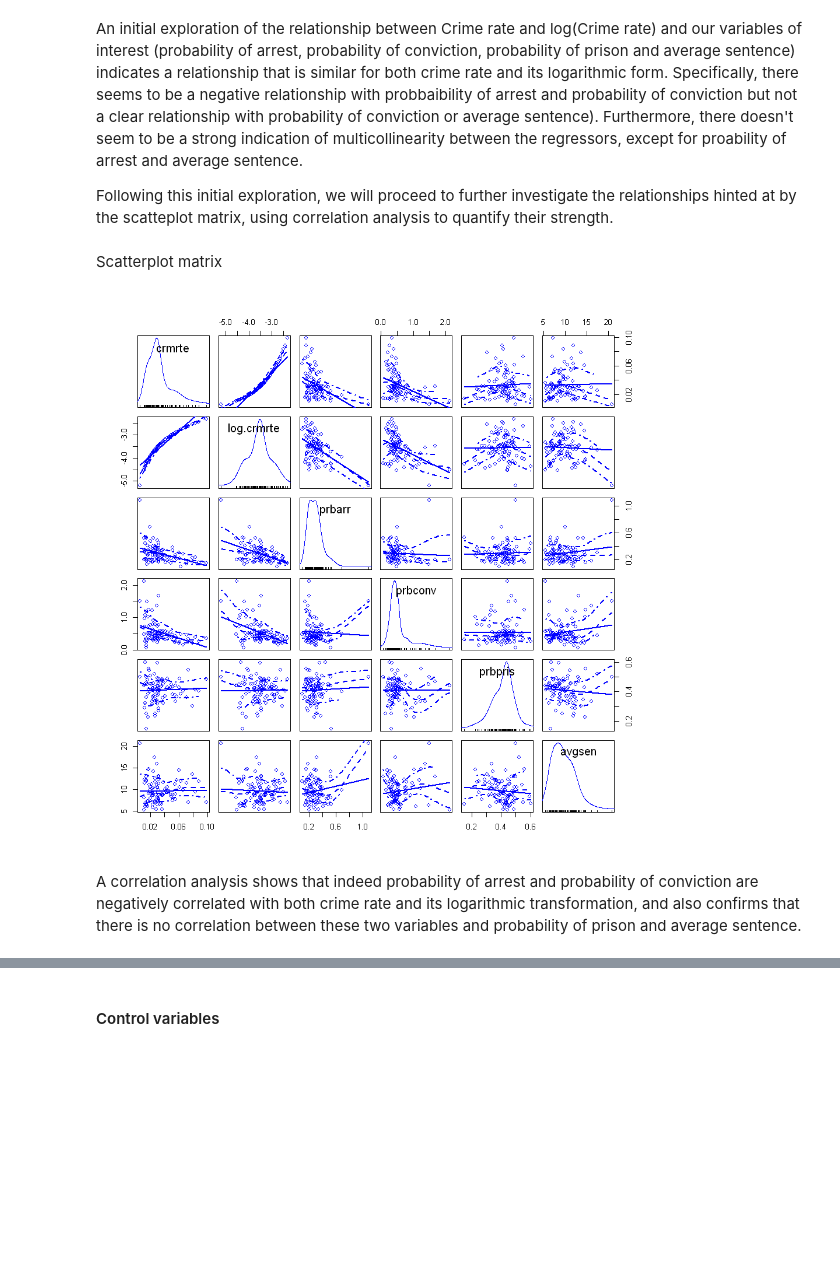
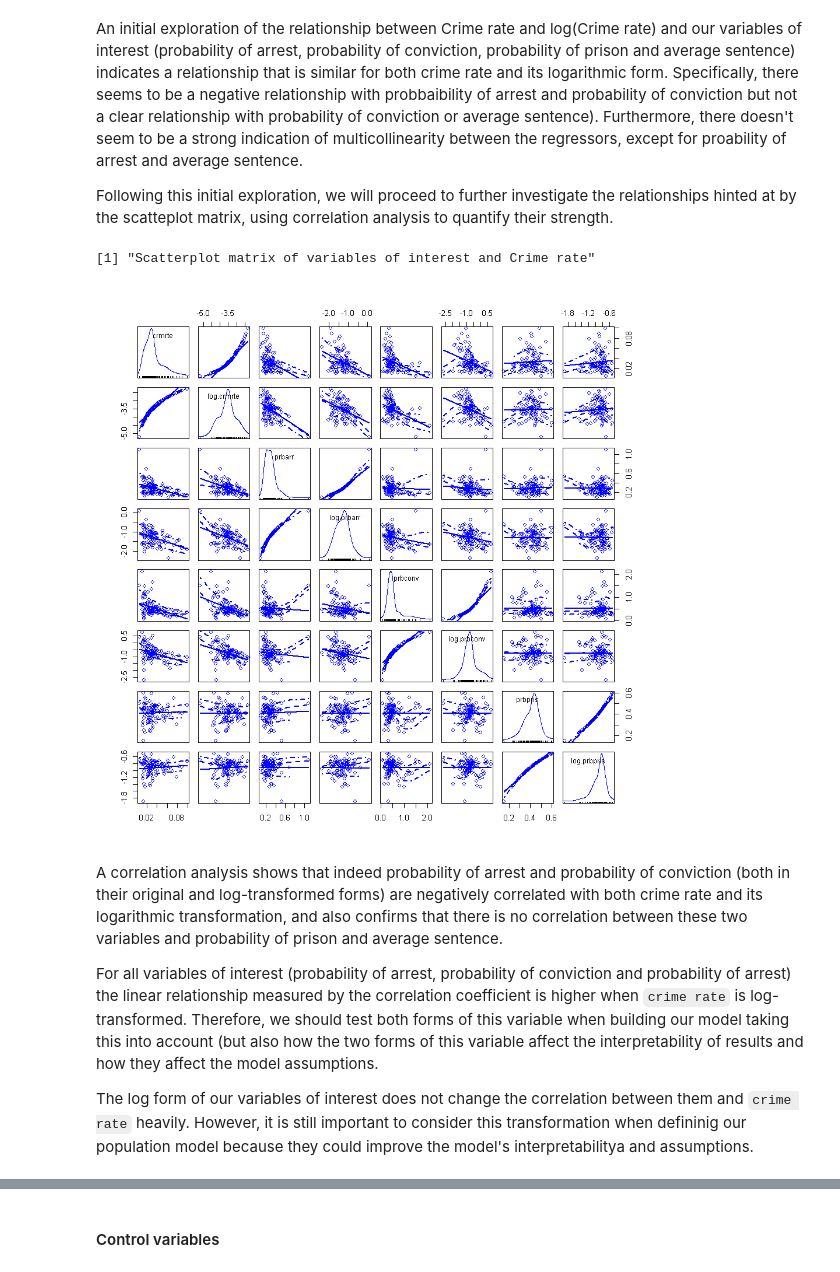
Before and after one commit to ramirocadavid/w203-Lab3, a Jupyter notebook: Lab3_part_2_3_Ramiro.ipynb, the cells around one changed output, grey strips where cells are left out. Drawn from its saved outputs; the diff is of its cells as text; code cells hidden in the pictures; blank space fills up the shorter version.

```diff
--- a/Lab3_part_2_3_Ramiro.ipynb
+++ b/Lab3_part_2_3_Ramiro.ipynb
@@ -347,10 +335,12 @@ crime <- read.csv('crime_v2.csv')
 clean <- crime[complete.cases(crime),]
 clean <- clean[!duplicated(clean),]
 clean$prbconv <- as.numeric(as.character(clean$prbconv))
-clean$west[clean$county == 71] <- NA
-clean$central[clean$county == 71] <- NA
 clean$log.crmrte <- log(clean$crmrte)
 clean$log.taxpc <- log(clean$taxpc)
+clean$log.prbarr <- log(clean$prbarr)
+clean$log.prbconv <- log(clean$prbconv)
+clean$log.prbpris <- log(clean$prbpris)
+clean$log.polpc <- log(clean$polpc)
 # %% [markdown]
 #### Variables of interest
 # %% [markdown]
@@ -358,14 +348,19 @@ An initial exploration of the relationship between Crime rate and log(Crime rate
 
 Following this initial exploration, we will proceed to further investigate the relationships hinted at by the scatteplot matrix, using correlation analysis to quantify their strength.
 # %%
-vars.interest <- c("crmrte", "log.crmrte", "prbarr", "prbconv", "prbpris", "avgsen")
+vars.interest <- c("crmrte", "log.crmrte", "prbarr", "log.prbarr",
+                   "prbconv", "log.prbconv", "prbpris", "log.prbpris")
-# %% [markdown]
-Scatterplot matrix
 # %%
+paste("Scatterplot matrix of variables of interest and Crime rate")
 options(repr.plot.width=8, repr.plot.height=8)
 scatterplotMatrix(clean[, vars.interest])
 # %% [output]
+[1] "Scatterplot matrix of variables of interest and Crime rate"
-[figure, old version]
+[figure, new version]
-# %% [markdown]
-A correlation analysis shows that indeed probability of arrest and probability of conviction are negatively correlated with both crime rate and its logarithmic transformation, and also confirms that there is no correlation between these two variables and probability of prison and average sentence.
+# %% [markdown]
+A correlation analysis shows that indeed probability of arrest and probability of conviction (both in their original and log-transformed forms) are negatively correlated with both crime rate and its logarithmic transformation, and also confirms that there is no correlation between these two variables and probability of prison and average sentence.
+
+For all variables of interest (probability of arrest, probability of conviction and probability of arrest) the linear relationship measured by the correlation coefficient is higher when `crime rate` is log-transformed. Therefore, we should test both forms of this variable when building our model taking this into account (but also how the two forms of this variable affect the interpretability of results and how they affect the model assumptions.
+
+The log form of our variables of interest does not change the correlation between them and `crime rate` heavily. However, it is still important to consider this transformation when defininig our population model because they could improve the model's interpretabilitya and assumptions.
 # %%
```
Also changed, not shown: parts of 71 cells of this notebook.
